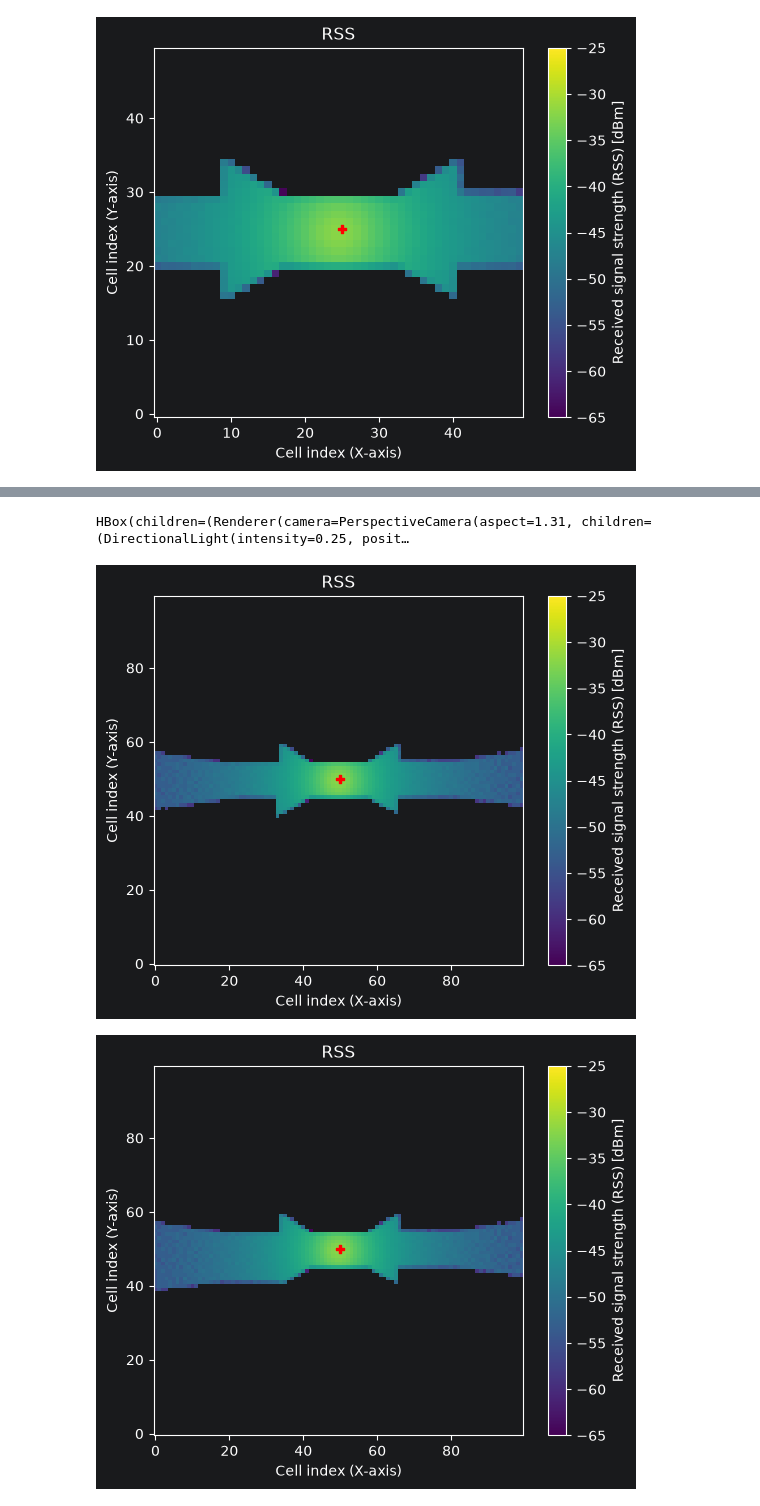
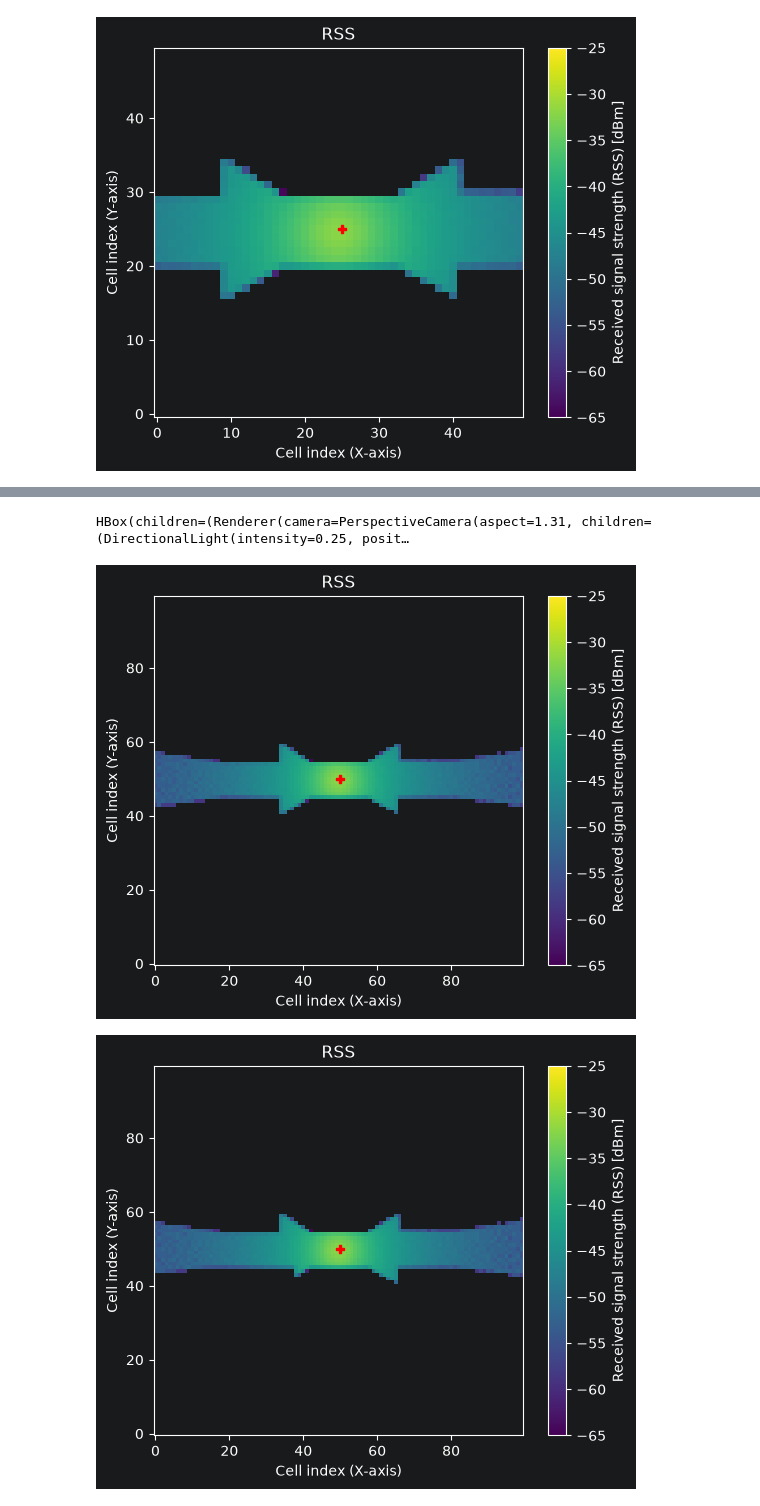
Before and after one commit to yexur3/learning-notes, a Jupyter notebook: python-projects/practice-python-and-sionna-study/practice.ipynb, the cells around one changed output, grey strips where cells are left out. Cells and saved outputs as stored; diff of their text form; code cells hidden in the pictures.

Commit message:
scaling of buldings

```diff
--- a/python-projects/practice-python-and-sionna-study/practice.ipynb
+++ b/python-projects/practice-python-and-sionna-study/practice.ipynb
@@ -422,9 +422,11 @@ building = street_scene.get("building_1")
 
 original_position = np.array(building.position).reshape(3).copy()
 original_orientation = np.array(building.orientation).reshape(3).copy()
+original_scaling = np.array(building.scaling).reshape(3).copy()
 
 print(original_orientation)
 print(original_position)
+print(original_scaling)
 
 street_tx.position = [0,0,10]
 
@@ -447,16 +450,17 @@ def calculate_street_map():
 # %%
 map_before_rotation = calculate_street_map()
 
 building.position = (original_position + [0,0,0]).tolist()
-building.orientation = [0, 0, float(np.deg2rad(45))]
+building.orientation = [0, 0, 0]
+building.scaling = (original_scaling * [1.5, 1, 1]).tolist()
 
 map_after_rotation = calculate_street_map()
 
 map_before_rotation.show(metric = "rss", vmin=-65, vmax = -25)
 map_after_rotation.show(metric = "rss", vmin = -65, vmax = -25)
 
 street_scene.preview()
 # %% [output]
 HBox(children=(Renderer(camera=PerspectiveCamera(aspect=1.31, children=(DirectionalLight(intensity=0.25, posit…
-[figure, old version]
+[figure, new version]
-[figure, old version]
+[figure, new version]
```
Also changed, not shown: parts of 1 cell of this notebook.
